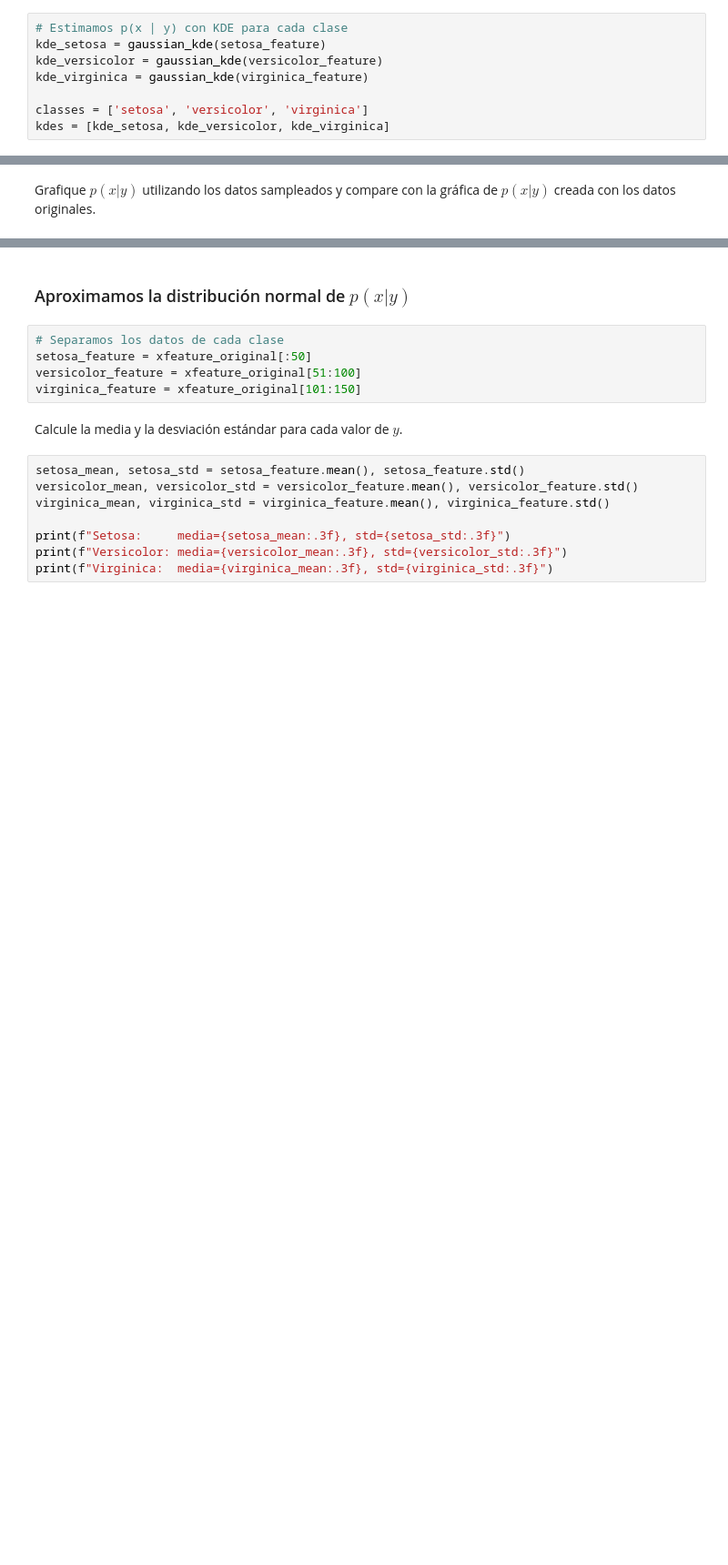
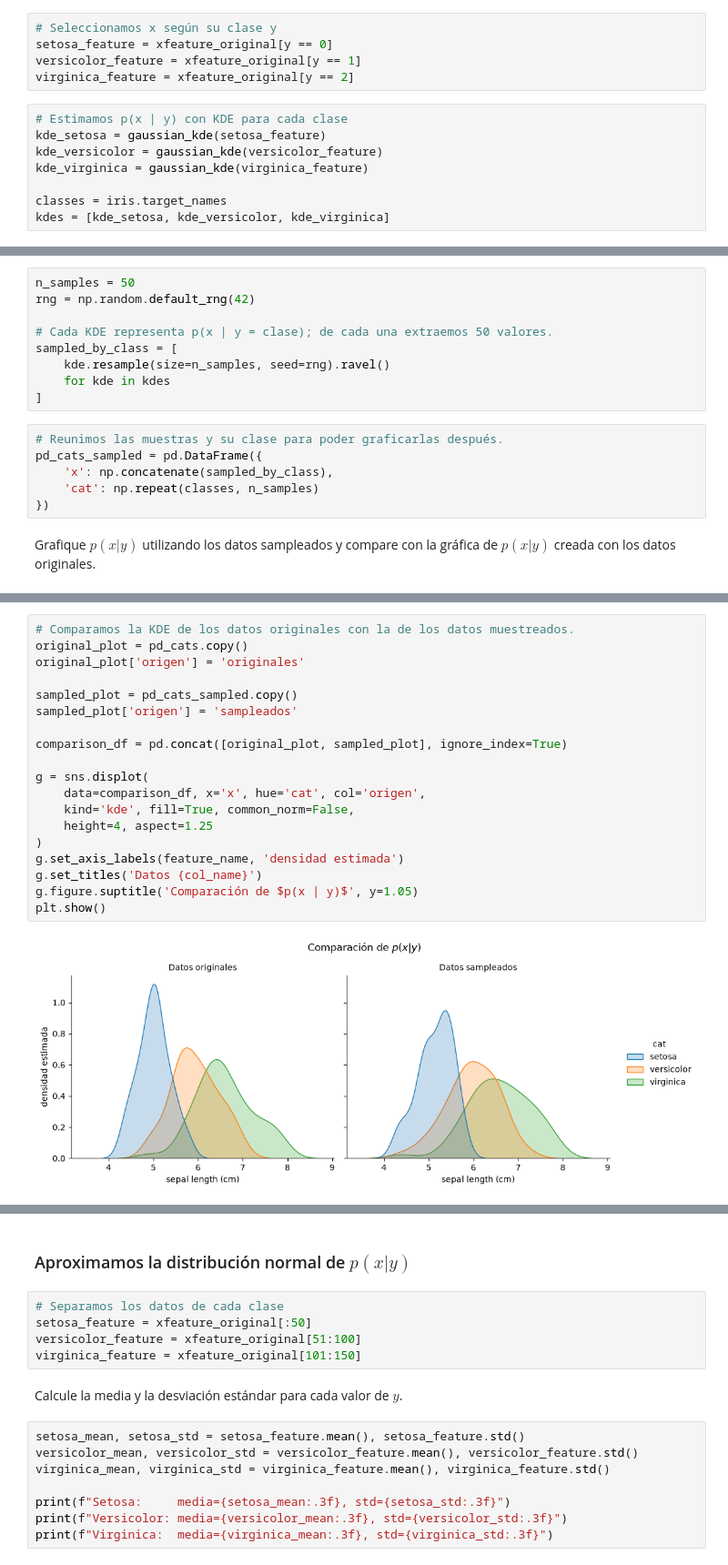
Before and after one commit to rodrigobeniteza/ORT-AI, a Jupyter notebook: AI Generativa/Practicos/Práctico 2/Practico2_JL.ipynb, the cells around one changed output, grey strips where cells are left out. Shown at 91% size. Saved outputs shown, nothing was run; the diff lists cells and outputs as text; blank space fills up the shorter version.

```diff
--- a/AI Generativa/Practicos/Práctico 2/Practico2_JL.ipynb
+++ b/AI Generativa/Practicos/Práctico 2/Practico2_JL.ipynb
@@ -537,8 +543,13 @@ virginica_feature = xfeature_original[100:150]
+# %%
+# Seleccionamos x según su clase y
+setosa_feature = xfeature_original[y == 0]
+versicolor_feature = xfeature_original[y == 1]
+virginica_feature = xfeature_original[y == 2]
 # %%
 # Estimamos p(x | y) con KDE para cada clase
 kde_setosa = gaussian_kde(setosa_feature)
 kde_versicolor = gaussian_kde(versicolor_feature)
 kde_virginica = gaussian_kde(virginica_feature)
 
-classes = ['setosa', 'versicolor', 'virginica']
+classes = iris.target_names
 kdes = [kde_setosa, kde_versicolor, kde_virginica]
@@ -597,2 +597,17 @@ pd_cats_sampled['cat'] = np.concatenate((
+# %%
+n_samples = 50
+rng = np.random.default_rng(42)
+
+# Cada KDE representa p(x | y = clase); de cada una extraemos 50 valores.
+sampled_by_class = [
+    kde.resample(size=n_samples, seed=rng).ravel()
+    for kde in kdes
+]
+# %%
+# Reunimos las muestras y su clase para poder graficarlas después.
+pd_cats_sampled = pd.DataFrame({
+    'x': np.concatenate(sampled_by_class),
+    'cat': np.repeat(classes, n_samples)
+})
 # %% [markdown]
 Grafique $p(x|y)$ utilizando los datos sampleados y compare con la gráfica de $p(x|y)$ creada con los datos originales.
@@ -609,0 +614,21 @@ El muestreo realizado reproduce la estructura original y la separación de clase
+# %%
+# Comparamos la KDE de los datos originales con la de los datos muestreados.
+original_plot = pd_cats.copy()
+original_plot['origen'] = 'originales'
+
+sampled_plot = pd_cats_sampled.copy()
+sampled_plot['origen'] = 'sampleados'
+
+comparison_df = pd.concat([original_plot, sampled_plot], ignore_index=True)
+
+g = sns.displot(
+    data=comparison_df, x='x', hue='cat', col='origen',
+    kind='kde', fill=True, common_norm=False,
+    height=4, aspect=1.25
+)
+g.set_axis_labels(feature_name, 'densidad estimada')
+g.set_titles('Datos {col_name}')
+g.figure.suptitle('Comparación de $p(x | y)$', y=1.05)
+plt.show()
+# %% [output]
+[figure, added]
```
Also changed, not shown: parts of 35 cells of this notebook.
